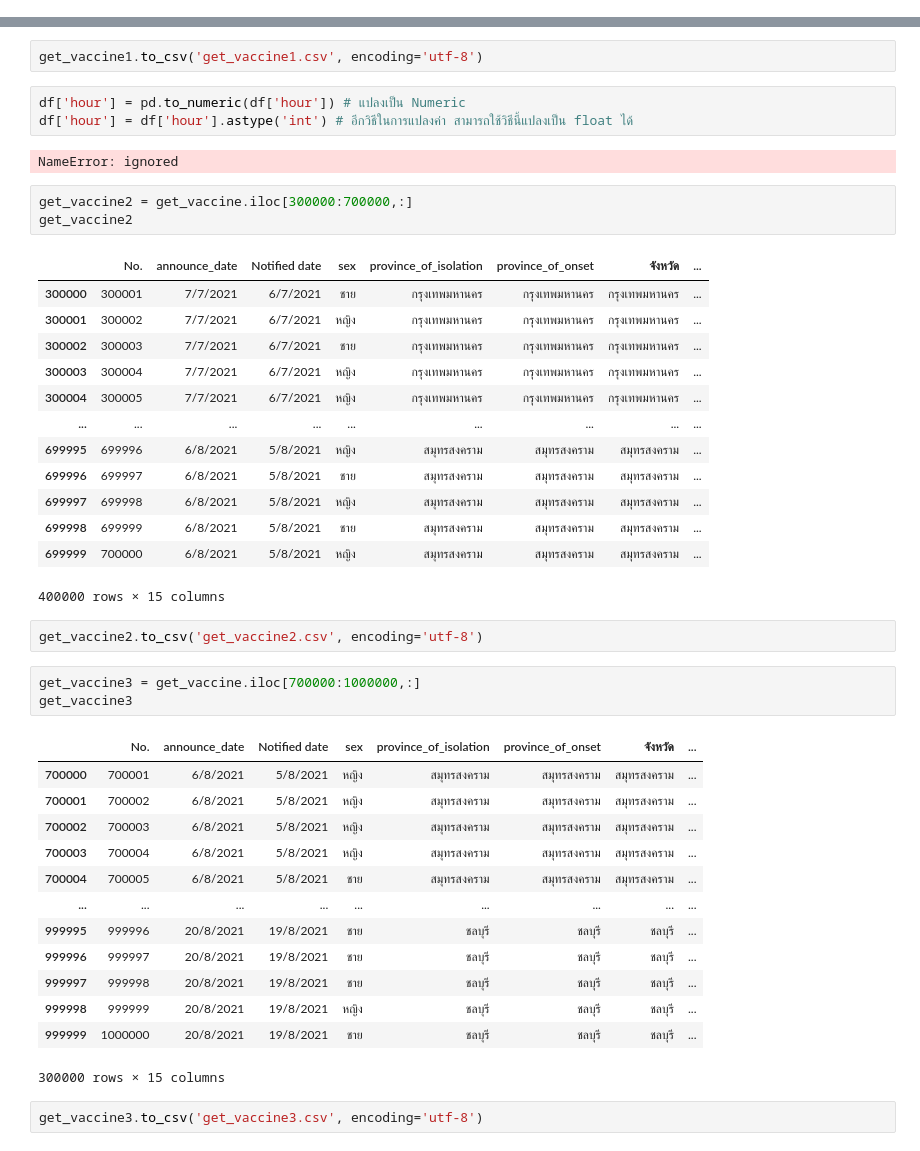
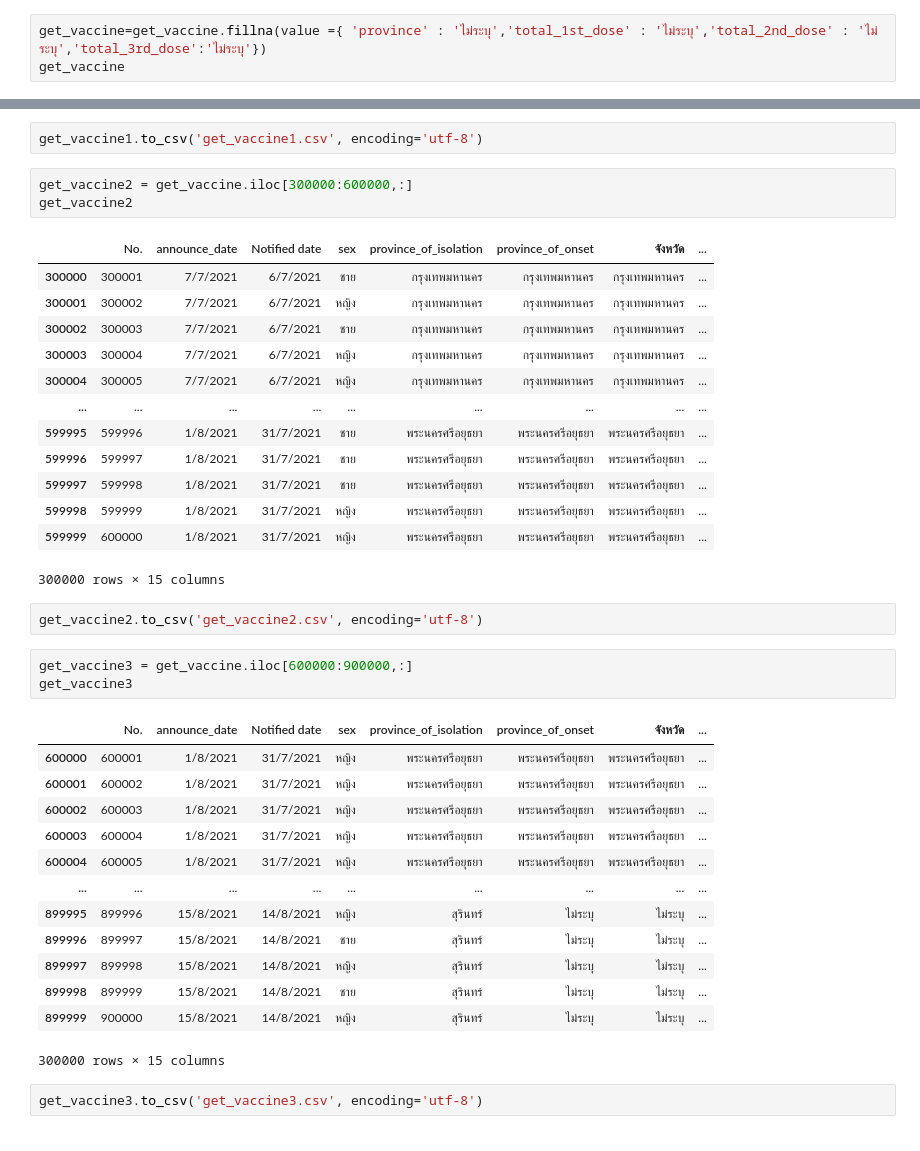
Before and after one commit to nichakornchaisuwan/data_viz_2022, a Jupyter notebook: Project_กลุ่มนี้.ipynb, the cells around one changed output, grey strips where cells are left out. Cells and saved outputs as stored; diff of their text form.

```diff
--- a/Project_กลุ่มนี้.ipynb
+++ b/Project_กลุ่มนี้.ipynb
@@ -1028,3 +1028,6 @@ total_1st_dose                True
 total_2nd_dose                True
 total_3rd_dose                True
 dtype: bool
+# %%
+get_vaccine=get_vaccine.fillna(value ={ 'province' : 'ไม่ระบุ','total_1st_dose' : 'ไม่ระบุ','total_2nd_dose' : 'ไม่ระบุ','total_3rd_dose':'ไม่ระบุ'})
+get_vaccine
@@ -1065,13 +1082,8 @@ get_vaccine1
 300000 rows × 15 columns
 # %%
 get_vaccine1.to_csv('get_vaccine1.csv', encoding='utf-8')
-# %%
-df['hour'] = pd.to_numeric(df['hour']) # แปลงเป็น Numeric
-df['hour'] = df['hour'].astype('int') # อีกวิธีในการแปลงค่า สามารถใช้วิธีนี้แปลงเป็น float ได้
-# %% [output]
-NameError: ignored
 # %%
-get_vaccine2 = get_vaccine.iloc[300000:700000,:]
+get_vaccine2 = get_vaccine.iloc[300000:600000,:]
 get_vaccine2
 # %% [output]
 |  | No. | announce_date | Notified date | sex | province_of_isolation | province_of_onset | จังหวัด | ... |
@@ -1081,30 +1093,30 @@ get_vaccine2
 | 300003 | 300004 | 7/7/2021 | 6/7/2021 | หญิง | กรุงเทพมหานคร | กรุงเทพมหานคร | กรุงเทพมหานคร | ... |
 | 300004 | 300005 | 7/7/2021 | 6/7/2021 | หญิง | กรุงเทพมหานคร | กรุงเทพมหานคร | กรุงเทพมหานคร | ... |
 | ... | ... | ... | ... | ... | ... | ... | ... | ... |
-| 699995 | 699996 | 6/8/2021 | 5/8/2021 | หญิง | สมุทรสงคราม | สมุทรสงคราม | สมุทรสงคราม | ... |
-| 699996 | 699997 | 6/8/2021 | 5/8/2021 | ชาย | สมุทรสงคราม | สมุทรสงคราม | สมุทรสงคราม | ... |
-| 699997 | 699998 | 6/8/2021 | 5/8/2021 | หญิง | สมุทรสงคราม | สมุทรสงคราม | สมุทรสงคราม | ... |
-| 699998 | 699999 | 6/8/2021 | 5/8/2021 | ชาย | สมุทรสงคราม | สมุทรสงคราม | สมุทรสงคราม | ... |
-| 699999 | 700000 | 6/8/2021 | 5/8/2021 | หญิง | สมุทรสงคราม | สมุทรสงคราม | สมุทรสงคราม | ... |
+| 599995 | 599996 | 1/8/2021 | 31/7/2021 | ชาย | พระนครศรีอยุธยา | พระนครศรีอยุธยา | พระนครศรีอยุธยา | ... |
+| 599996 | 599997 | 1/8/2021 | 31/7/2021 | ชาย | พระนครศรีอยุธยา | พระนครศรีอยุธยา | พระนครศรีอยุธยา | ... |
+| 599997 | 599998 | 1/8/2021 | 31/7/2021 | ชาย | พระนครศรีอยุธยา | พระนครศรีอยุธยา | พระนครศรีอยุธยา | ... |
+| 599998 | 599999 | 1/8/2021 | 31/7/2021 | หญิง | พระนครศรีอยุธยา | พระนครศรีอยุธยา | พระนครศรีอยุธยา | ... |
+| 599999 | 600000 | 1/8/2021 | 31/7/2021 | หญิง | พระนครศรีอยุธยา | พระนครศรีอยุธยา | พระนครศรีอยุธยา | ... |
-400000 rows × 15 columns
+300000 rows × 15 columns
 # %%
 get_vaccine2.to_csv('get_vaccine2.csv', encoding='utf-8')
 # %%
-get_vaccine3 = get_vaccine.iloc[700000:1000000,:]
+get_vaccine3 = get_vaccine.iloc[600000:900000,:]
 get_vaccine3
 # %% [output]
 |  | No. | announce_date | Notified date | sex | province_of_isolation | province_of_onset | จังหวัด | ... |
-| 700000 | 700001 | 6/8/2021 | 5/8/2021 | หญิง | สมุทรสงคราม | สมุทรสงคราม | สมุทรสงคราม | ... |
-| 700001 | 700002 | 6/8/2021 | 5/8/2021 | หญิง | สมุทรสงคราม | สมุทรสงคราม | สมุทรสงคราม | ... |
-| 700002 | 700003 | 6/8/2021 | 5/8/2021 | หญิง | สมุทรสงคราม | สมุทรสงคราม | สมุทรสงคราม | ... |
-| 700003 | 700004 | 6/8/2021 | 5/8/2021 | หญิง | สมุทรสงคราม | สมุทรสงคราม | สมุทรสงคราม | ... |
-| 700004 | 700005 | 6/8/2021 | 5/8/2021 | ชาย | สมุทรสงคราม | สมุทรสงคราม | สมุทรสงคราม | ... |
+| 600000 | 600001 | 1/8/2021 | 31/7/2021 | หญิง | พระนครศรีอยุธยา | พระนครศรีอยุธยา | พระนครศรีอยุธยา | ... |
+| 600001 | 600002 | 1/8/2021 | 31/7/2021 | หญิง | พระนครศรีอยุธยา | พระนครศรีอยุธยา | พระนครศรีอยุธยา | ... |
+| 600002 | 600003 | 1/8/2021 | 31/7/2021 | หญิง | พระนครศรีอยุธยา | พระนครศรีอยุธยา | พระนครศรีอยุธยา | ... |
+| 600003 | 600004 | 1/8/2021 | 31/7/2021 | หญิง | พระนครศรีอยุธยา | พระนครศรีอยุธยา | พระนครศรีอยุธยา | ... |
+| 600004 | 600005 | 1/8/2021 | 31/7/2021 | หญิง | พระนครศรีอยุธยา | พระนครศรีอยุธยา | พระนครศรีอยุธยา | ... |
 | ... | ... | ... | ... | ... | ... | ... | ... | ... |
-| 999995 | 999996 | 20/8/2021 | 19/8/2021 | ชาย | ชลบุรี | ชลบุรี | ชลบุรี | ... |
-| 999996 | 999997 | 20/8/2021 | 19/8/2021 | ชาย | ชลบุรี | ชลบุรี | ชลบุรี | ... |
-| 999997 | 999998 | 20/8/2021 | 19/8/2021 | ชาย | ชลบุรี | ชลบุรี | ชลบุรี | ... |
-| 999998 | 999999 | 20/8/2021 | 19/8/2021 | หญิง | ชลบุรี | ชลบุรี | ชลบุรี | ... |
-| 999999 | 1000000 | 20/8/2021 | 19/8/2021 | ชาย | ชลบุรี | ชลบุรี | ชลบุรี | ... |
+| 899995 | 899996 | 15/8/2021 | 14/8/2021 | หญิง | สุรินทร์ | ไม่ระบุ | ไม่ระบุ | ... |
+| 899996 | 899997 | 15/8/2021 | 14/8/2021 | ชาย | สุรินทร์ | ไม่ระบุ | ไม่ระบุ | ... |
+| 899997 | 899998 | 15/8/2021 | 14/8/2021 | หญิง | สุรินทร์ | ไม่ระบุ | ไม่ระบุ | ... |
+| 899998 | 899999 | 15/8/2021 | 14/8/2021 | ชาย | สุรินทร์ | ไม่ระบุ | ไม่ระบุ | ... |
+| 899999 | 900000 | 15/8/2021 | 14/8/2021 | หญิง | สุรินทร์ | ไม่ระบุ | ไม่ระบุ | ... |
 300000 rows × 15 columns
 # %%
 get_vaccine3.to_csv('get_vaccine3.csv', encoding='utf-8')
```
Also changed, not shown: parts of 10 cells of this notebook.
